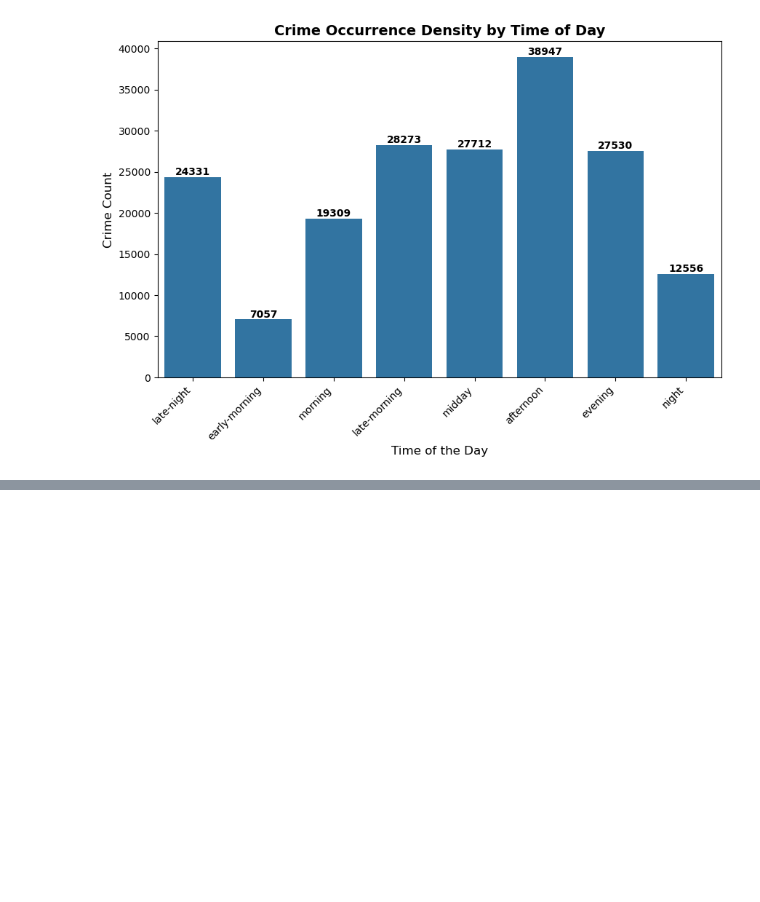
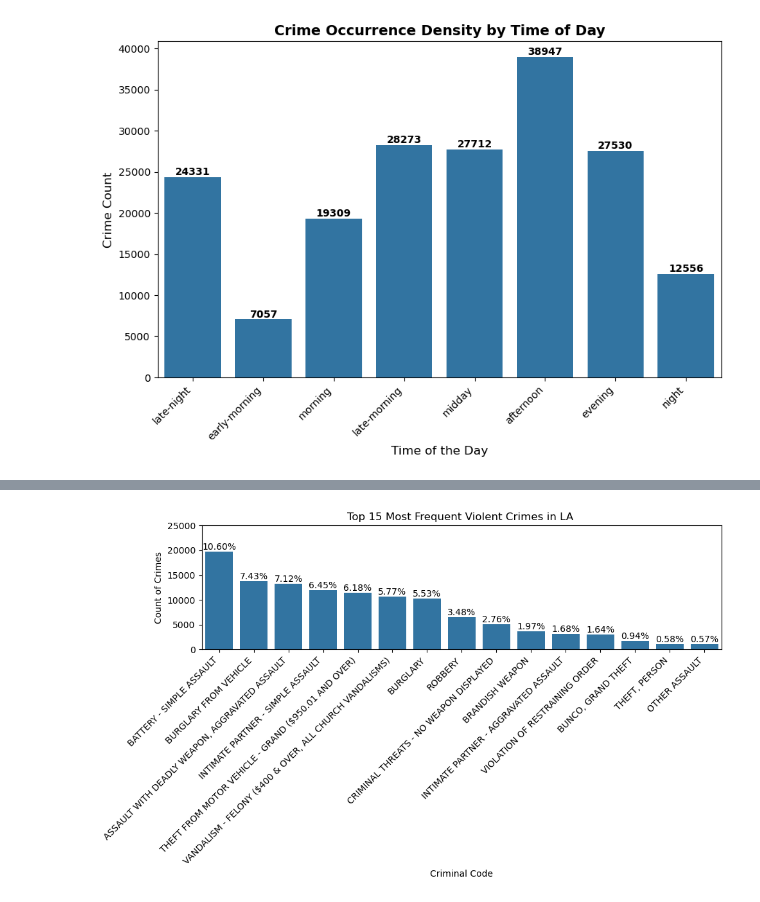
Before and after one commit to jgp-13/LA_Crime, a Jupyter notebook: notebooks/nb1-la_crime-cleaning.ipynb, the cells around one changed output, grey strips where cells are left out. Drawn from its saved outputs; the diff is of its cells as text; code cells hidden in the pictures; blank space fills up the shorter version.

```diff
--- a/notebooks/nb1-la_crime-cleaning.ipynb
+++ b/notebooks/nb1-la_crime-cleaning.ipynb
@@ -590,0 +619,83 @@ plt.show()
+# %%
+# List of Violent Crimes
+violent_crimes = [
+    'BURGLARY',
+    'THEFT FROM MOTOR VEHICLE - GRAND ($950.01 AND OVER)',
+    'VANDALISM - FELONY ($400 & OVER, ALL CHURCH VANDALISMS)',
+    'HUMAN TRAFFICKING - INVOLUNTARY SERVITUDE',
+    'ORAL COPULATION',
+    'BUNCO, GRAND THEFT',
+    'INTIMATE PARTNER - SIMPLE ASSAULT',
+    'EMBEZZLEMENT, GRAND THEFT ($950.01 & OVER)',
+    'VIOLATION OF RESTRAINING ORDER',
+    'BURGLARY FROM VEHICLE',
+    'INTIMATE PARTNER - AGGRAVATED ASSAULT',
+    'CRM AGNST CHLD (13 OR UNDER) (14-15 & SUSP 10 YRS OLDER)',
+    'BATTERY - SIMPLE ASSAULT',
+    'DISTURBING THE PEACE',
+    'EXTORTION',
+    'CRIMINAL THREATS - NO WEAPON DISPLAYED',
+    'ROBBERY',
+    'STALKING',
+    'BRANDISH WEAPON',
+    'ASSAULT WITH DEADLY WEAPON, AGGRAVATED ASSAULT',
+    'KIDNAPPING',
+    'CRIMINAL HOMICIDE',
+    'THEFT, PERSON',
+    'OTHER ASSAULT',
+    'ARSON',
+    'FALSE IMPRISONMENT',
+    'SHOTS FIRED AT INHABITED DWELLING',
+    'BATTERY POLICE (SIMPLE)',
+    'DISCHARGE FIREARMS/SHOTS FIRED',
+    'SHOTS FIRED AT MOVING VEHICLE, TRAIN OR AIRCRAFT',
+    'THROWING OBJECT AT MOVING VEHICLE',
+    'PROWLER',
+    'BATTERY ON A FIREFIGHTER',
+    'KIDNAPPING - GRAND ATTEMPT',
+    'ASSAULT WITH DEADLY WEAPON ON POLICE OFFICER',
+    'PURSE SNATCHING',
+    'RESISTING ARREST',
+    'ASSAULT WITH DEADLY WEAPON',
+    'BOMB SCARE',
+    'CRUELTY TO ANIMALS',
+    'PANDERING',
+    'FIREARMS EMERGENCY PROTECTIVE ORDER (FIREARMS EPO)',
+    'REPLICA FIREARMS(SALE,DISPLAY,MANUFACTURE OR DISTRIBUTE)',
+    'BRIBERY',
+    'LYNCHING'
+]
+df['violent'] = df['Crm Cd Desc'].isin(violent_crimes) # Violent Crimes flag
+
+# Get the top 15 values and sort them in descending order
+top_15_violent_crimes = df[df['Crm Cd Desc'].isin(violent_crimes)]['Crm Cd Desc'].value_counts().head(15)
+
+# Calculate the percentage
+percentage = (top_15_violent_crimes / total_list) * 100
+
+# Create a count plot with percentages
+plt.figure(figsize=(10, 6))
+sns.countplot(x='Crm Cd Desc', data=df[df['Crm Cd Desc'].isin(top_15_violent_crimes.index)],
+              order=top_15_violent_crimes.index)
+
+# Display percentage on top of each bar
+for p in plt.gca().patches:
+    height = p.get_height()
+    percentage_text = f'{(height / len(df) * 100):.2f}%'  # Calculate percentage
+    plt.gca().text(p.get_x() + p.get_width() / 2., height + 0.5, percentage_text,
+                   ha='center', va='bottom', fontsize=10)
+
+# Rotate the x labels for better readability
+plt.xticks(rotation=45, ha='right')
+
+# Set the title and labels
+plt.title('Top 15 Most Frequent Violent Crimes in LA ')
+plt.xlabel('Criminal Code')
+plt.ylabel('Count of Crimes')
+plt.ylim(0,25000)
+
+# Show the plot
+plt.tight_layout()
+plt.show()
+# %% [output]
+[figure, added]
```
Also changed, not shown: parts of 13 cells of this notebook.
